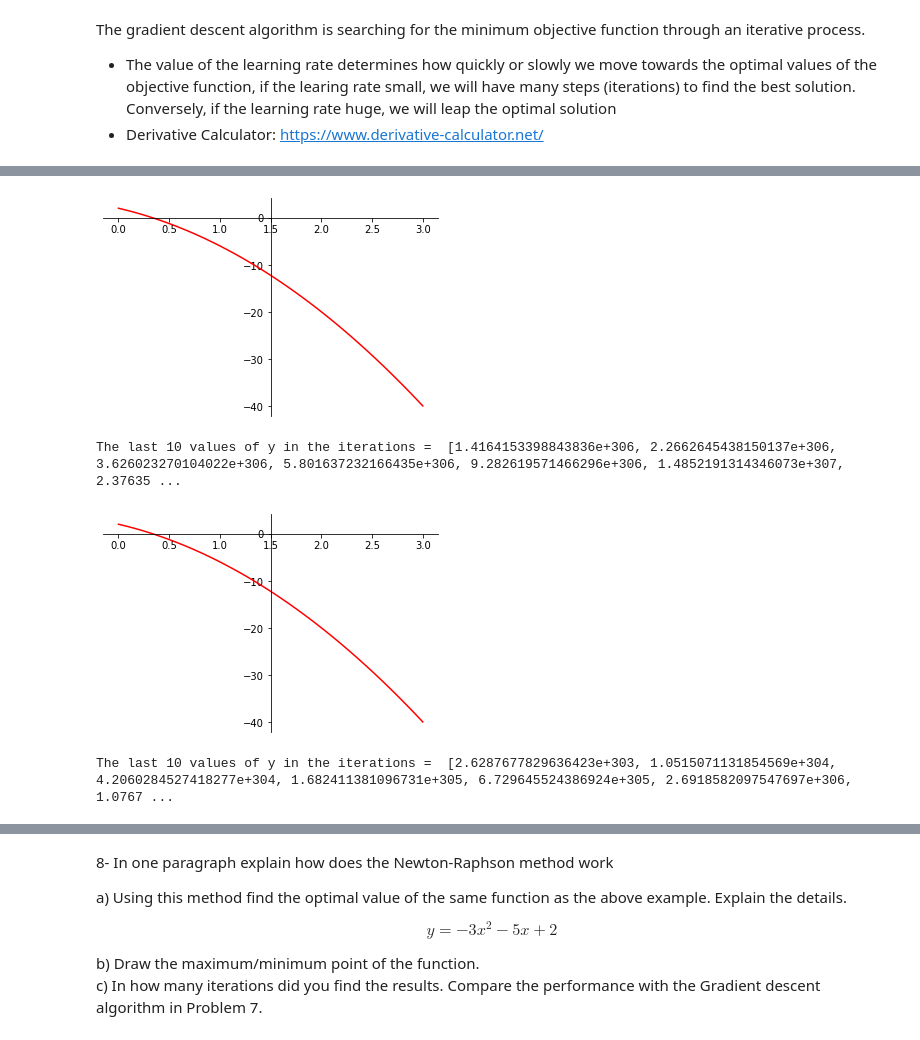
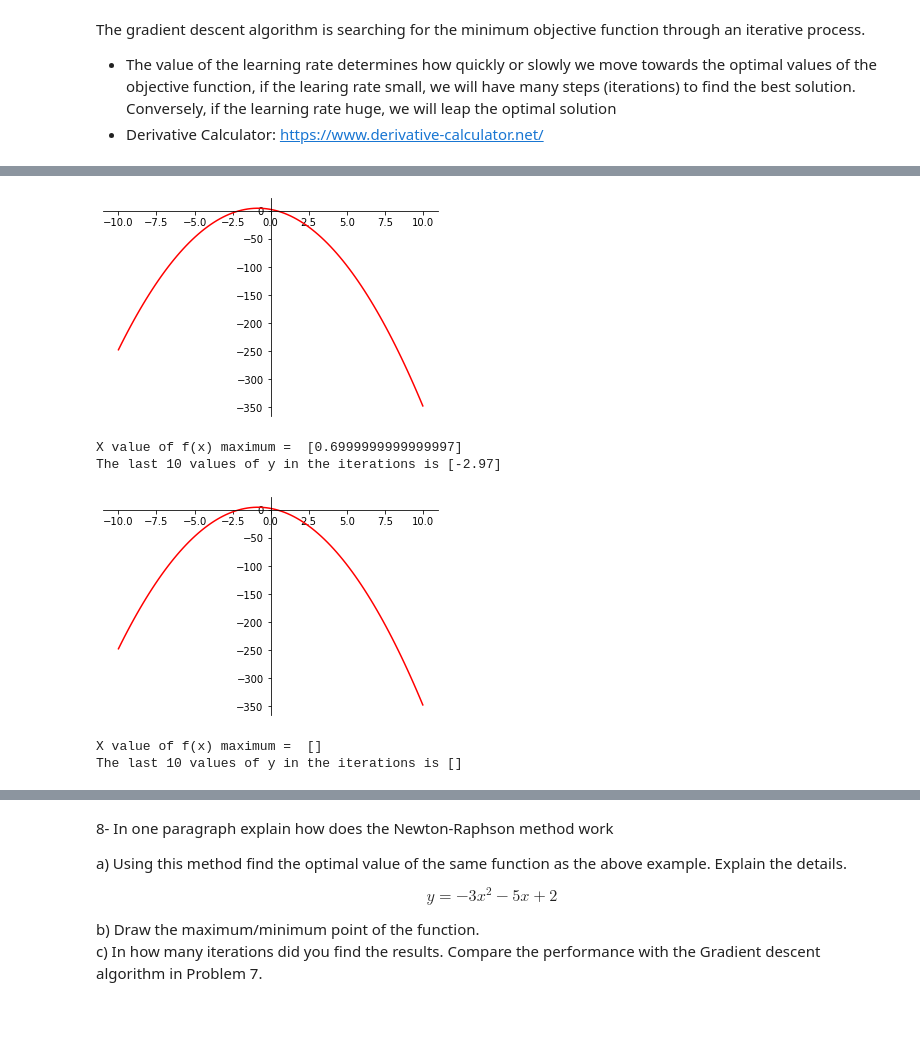
Before and after one commit to twyunting/CSC-632_Intro-to-Simulation-and-Modeling, a Jupyter notebook: homeworks/hw2/CSC-632 HW2_Coding_Yunting Chiu.ipynb, the cells around one changed output, grey strips where cells are left out. Drawn from its saved outputs; the diff is of its cells as text; code cells hidden in the pictures.

```diff
--- a/homeworks/hw2/CSC-632 HW2_Coding_Yunting Chiu.ipynb
+++ b/homeworks/hw2/CSC-632 HW2_Coding_Yunting Chiu.ipynb
@@ -100,7 +99,7 @@ random.seed(2)
 f = lambda x:(2*x)/(2-x) # because float cannot devide by zero we need to set the condition in order to smoothly run the code based on the equation
 a = 0.0
 b = 5.0
-NumSteps = 1000000
+NumSteps = 100
 XIntegral=[]
 YIntegral=[]
 XRectangle=[]
@@ -649,49 +664,53 @@ The last 10 values of y in the iterations =  [2.5970268873188328e+253, 2.7528485
 # %%
-# Now imposing a restriction on x, and having a new feasible set, calculate the following optimization problem.
-# 𝑠.𝑡.𝑥 ≥0
+def gradientDescentRestrictionX(learningRate):
+    x = np.linspace(-10, 10, 100)
+    y= (-3*x**2)-5*x+2
 
-def gradientDescentRestrictionX(learningRate):
-  x = np.linspace(0, 3, 100) # the starting point, the ending point, and the number of points to be generated
-  y= (-3*x**2)-5*x+2
+    # visualize the maximum point of the function
+    fig = plt.figure()
+    axdef = fig.add_subplot(1, 1, 1)
+    axdef.spines['left'].set_position('center')
+    axdef.spines['bottom'].set_position('zero')
+    axdef.spines['right'].set_color('none')
+    axdef.spines['top'].set_color('none')
+    axdef.xaxis.set_ticks_position('bottom')
+    axdef.yaxis.set_ticks_position('left')
 
-  # visualize the minimum point of the function
-  fig = plt.figure()
-  axdef = fig.add_subplot(1, 1, 1)
-  axdef.spines['left'].set_position('center')
-  axdef.spines['bottom'].set_position('zero')
-  axdef.spines['right'].set_color('none')
-  axdef.spines['top'].set_color('none')
-  axdef.xaxis.set_ticks_position('bottom')
-  axdef.yaxis.set_ticks_position('left')
+    plt.plot(x,y, 'r')
+    plt.show()
 
-  plt.plot(x,y, 'r')
-  plt.show()
+    Gradf = lambda x: -6*x-5  # define the gradient function (The derivative of y equation)
 
-  Gradf = lambda x: -6*x-5  # define the gradient function (The derivative of y equation)
+    ActualX = 3
+    LearningRate =  learningRate # learn rate variable
+    PrecisionValue = 0.000001 # defines the degree of precision
+    PreviousStepSize = 1
+    MaxIteration = 10000 # will be used to stop the procedure if it does not converge
+    IterationCounter = 0 # counter
 
-  ActualX = 3
-  LearningRate =  learningRate # learn rate variable
-  PrecisionValue = 0.000001 # defines the degree of precision
-  PreviousStepSize = 1
-  MaxIteration = 10000 # will be used to stop the procedure if it does not converge
-  IterationCounter = 0 # counter
+    lastTen = []
+    while PreviousStepSize > PrecisionValue and IterationCounter < MaxIteration: # Define the gradient descent
+        PreviousX = ActualX
+        ActualX = ActualX + LearningRate * Gradf(PreviousX)
+        if ActualX < 0:
+          break
+        lastTen.append(ActualX)
+        PreviousStepSize = abs(ActualX - PreviousX)
+        IterationCounter = IterationCounter+1
+        # print("Number of iterations = ",IterationCounter,"\nActual value of x  is = ", ActualX)
 
-  lastTen = []
-  while PreviousStepSize > PrecisionValue and IterationCounter < MaxIteration: # Define the gradient descent
-      PreviousX = ActualX
-      ActualX = ActualX - LearningRate * Gradf(PreviousX)
-      lastTen.append(ActualX)
-      PreviousStepSize = abs(ActualX - PreviousX)
-      IterationCounter = IterationCounter+1
-      # print("Number of iterations = ",IterationCounter,"\nActual value of x  is = ", ActualX)
-
-  print("The last 10 values of y in the iterations = ", lastTen[-10:])
+    print('The last 10 X values of f(x) maximum = ', lastTen[-10:])
+    lastTen = np.array(lastTen[-10:])
+    z = (-3*lastTen**2)-5*lastTen+2
+    print("The last 10 values of y in the iterations is", z)
 
 gradientDescentRestrictionX(0.1)
 gradientDescentRestrictionX(0.5)
 gradientDescentRestrictionX(0.01)
 # %% [output]
-[figure, old version]
+[figure, new version]
-The last 10 values of y in the iterations =  [1.4164153398843836e+306, 2.2662645438150137e+306, 3.626023270104022e+306, 5.801637232166435e+306, 9.282619571466296e+306, 1.4852191314346073e+307, 2.37635 ...
+X value of f(x) maximum =  [0.6999999999999997]
+The last 10 values of y in the iterations is [-2.97]
-[figure, old version]
+[figure, new version]
-The last 10 values of y in the iterations =  [2.6287677829636423e+303, 1.0515071131854569e+304, 4.2060284527418277e+304, 1.682411381096731e+305, 6.729645524386924e+305, 2.6918582097547697e+306, 1.0767 ...
+X value of f(x) maximum =  []
+The last 10 values of y in the iterations is []
```
Also changed, not shown: parts of 13 cells of this notebook.
